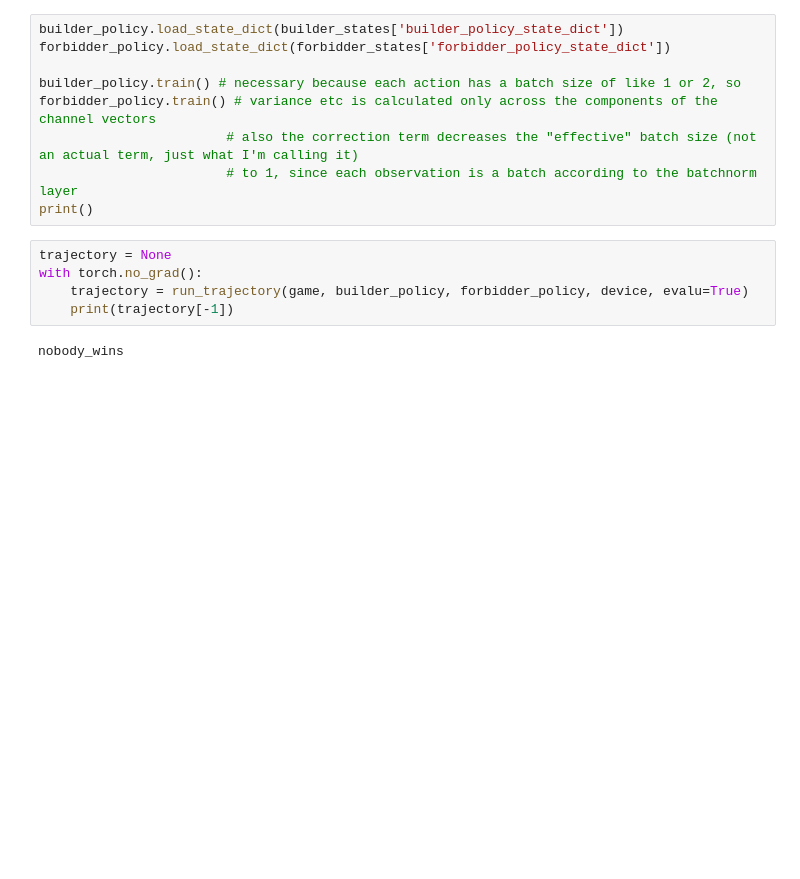
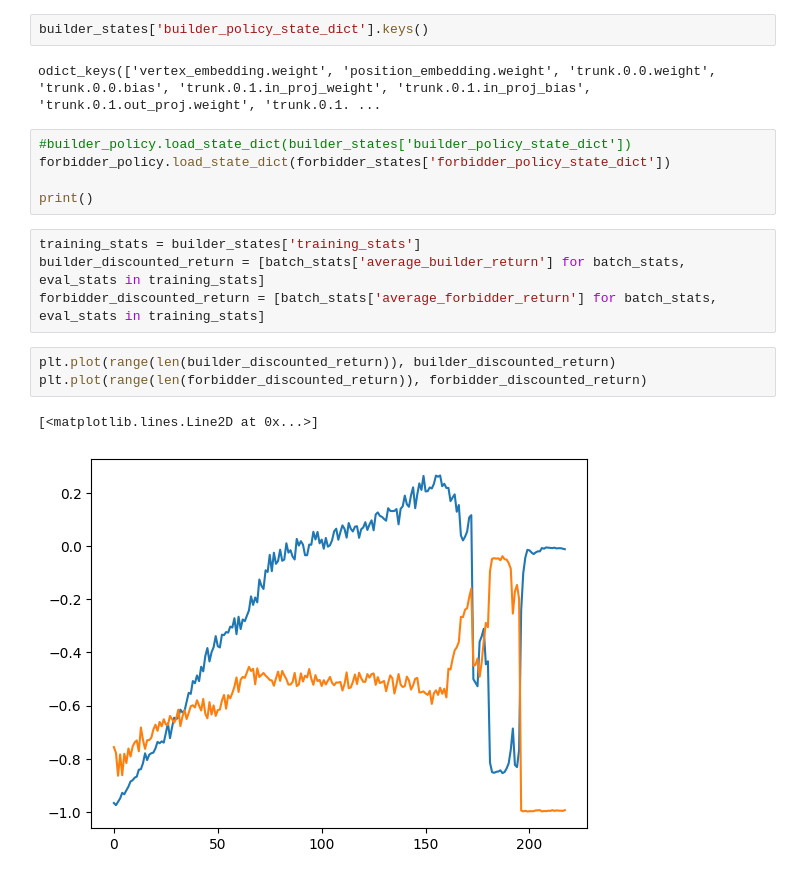
Before and after one commit to vaughn-mcgill-adami/CompetiClique, a Jupyter notebook: examine_stats.ipynb, the cells around one changed output. Saved outputs shown, nothing was run; the diff lists cells and outputs as text; blank space fills up the shorter version.

```diff
--- a/examine_stats.ipynb
+++ b/examine_stats.ipynb
@@ -24,20 +21,23 @@ game = CompetiClique(clique_size = CLIQUE_SIZE,
 
 builder_policy = deepcopy(model)#SimpleDecoderTransformer(L = 2, H = 4, d_e = 32, d_mlp = 48)
 forbidder_policy = deepcopy(model)#SimpleDecoderTransformer(L = 2, H = 4, d_e = 32, d_mlp = 48)
-# %%
-builder_policy.load_state_dict(builder_states['builder_policy_state_dict'])
-forbidder_policy.load_state_dict(forbidder_states['forbidder_policy_state_dict'])
-
-builder_policy.train() # necessary because each action has a batch size of like 1 or 2, so
-forbidder_policy.train() # variance etc is calculated only across the components of the channel vectors
-                        # also the correction term decreases the "effective" batch size (not an actual term, just what I'm calling it)
-                        # to 1, since each observation is a batch according to the batchnorm layer
-print()
-# %%
-trajectory = None
-with torch.no_grad():
-    trajectory = run_trajectory(game, builder_policy, forbidder_policy, device, evalu=True)
-    print(trajectory[-1])
-# %% [output]
-nobody_wins
+# %%
+builder_states['builder_policy_state_dict'].keys()
+# %% [output]
+odict_keys(['vertex_embedding.weight', 'position_embedding.weight', 'trunk.0.0.weight', 'trunk.0.0.bias', 'trunk.0.1.in_proj_weight', 'trunk.0.1.in_proj_bias', 'trunk.0.1.out_proj.weight', 'trunk.0.1. ...
+# %%
+#builder_policy.load_state_dict(builder_states['builder_policy_state_dict'])
+forbidder_policy.load_state_dict(forbidder_states['forbidder_policy_state_dict'])
+
+print()
+# %%
+training_stats = builder_states['training_stats']
+builder_discounted_return = [batch_stats['average_builder_return'] for batch_stats, eval_stats in training_stats]
+forbidder_discounted_return = [batch_stats['average_forbidder_return'] for batch_stats, eval_stats in training_stats]
+# %%
+plt.plot(range(len(builder_discounted_return)), builder_discounted_return)
+plt.plot(range(len(forbidder_discounted_return)), forbidder_discounted_return)
+# %% [output]
+[<matplotlib.lines.Line2D at 0x...>]
+[figure, added]
 # %%
```
Also changed, not shown: parts of 3 cells of this notebook, 6 other files.
